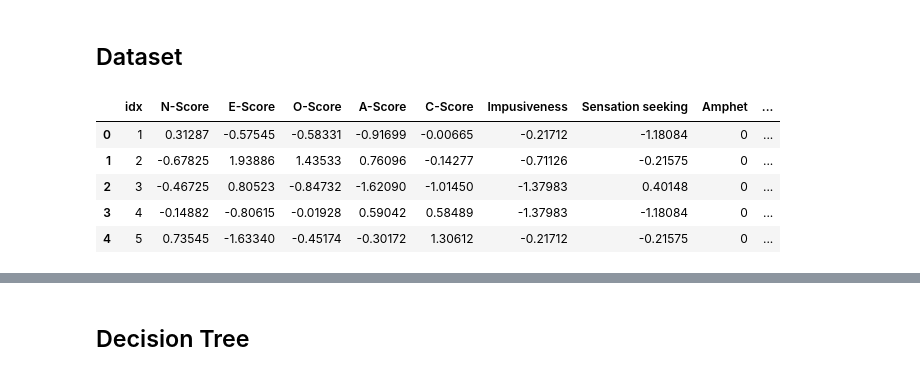
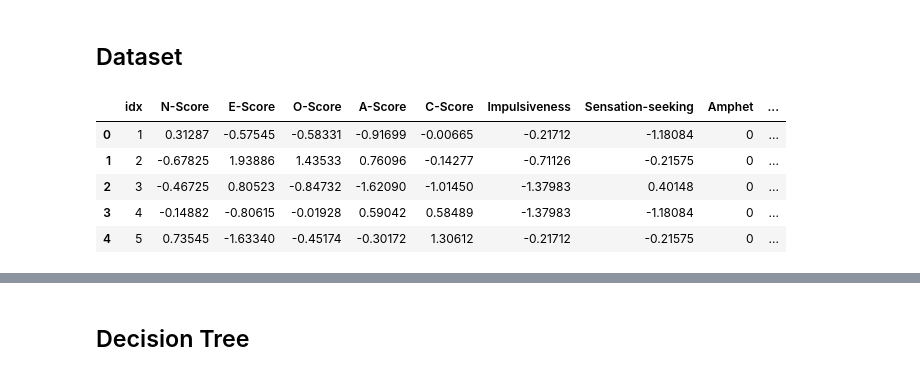
Before and after one commit to Bas-Korver/xai-project, a Jupyter notebook: model_creation.ipynb, the cells around one changed output, grey strips where cells are left out. Drawn from its saved outputs; the diff is of its cells as text; code cells hidden in the pictures.

```diff
--- a/model_creation.ipynb
+++ b/model_creation.ipynb
@@ -13,29 +16,29 @@ from sklearn.metrics import accuracy_score, precision_score, recall_score, f1_sc
 # %%
 df = pd.read_csv(
     "drug_consumption_2.txt",
     header=None,
     names=[
         "idx",
         "N-Score",
         "E-Score",
         "O-Score",
         "A-Score",
         "C-Score",
-        "Impusiveness",
-        "Sensation seeking",
+        "Impulsiveness",
+        "Sensation-seeking",
         "Amphet",
         "Benzo",
         "Cannabis",
         "Heroin",
         "Ketamine",
         "Methadone",
         "Semeron",
     ],
 )
 
 df.head()
 # %% [output]
-|  | idx | N-Score | E-Score | O-Score | A-Score | C-Score | Impusiveness | Sensation seeking | Amphet | ... |
+|  | idx | N-Score | E-Score | O-Score | A-Score | C-Score | Impulsiveness | Sensation-seeking | Amphet | ... |
 | 0 | 1 | 0.31287 | -0.57545 | -0.58331 | -0.91699 | -0.00665 | -0.21712 | -1.18084 | 0 | ... |
 | 1 | 2 | -0.67825 | 1.93886 | 1.43533 | 0.76096 | -0.14277 | -0.71126 | -0.21575 | 0 | ... |
 | 2 | 3 | -0.46725 | 0.80523 | -0.84732 | -1.62090 | -1.01450 | -1.37983 | 0.40148 | 0 | ... |
```
Also changed, not shown: parts of 9 cells of this notebook, 21 other files.
